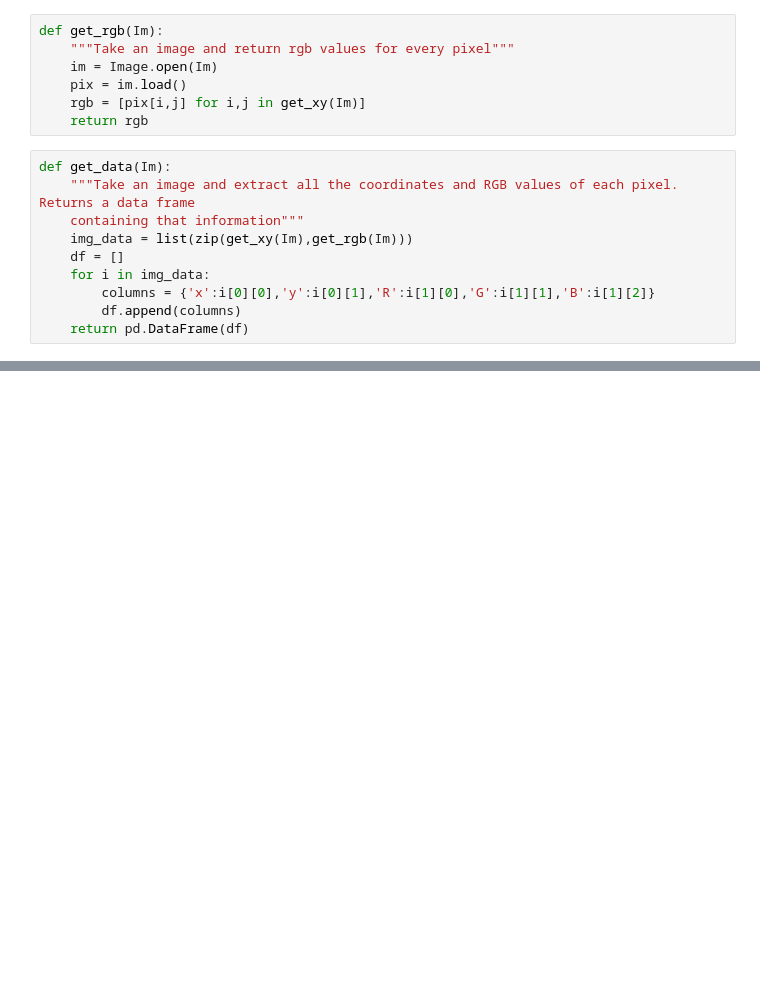
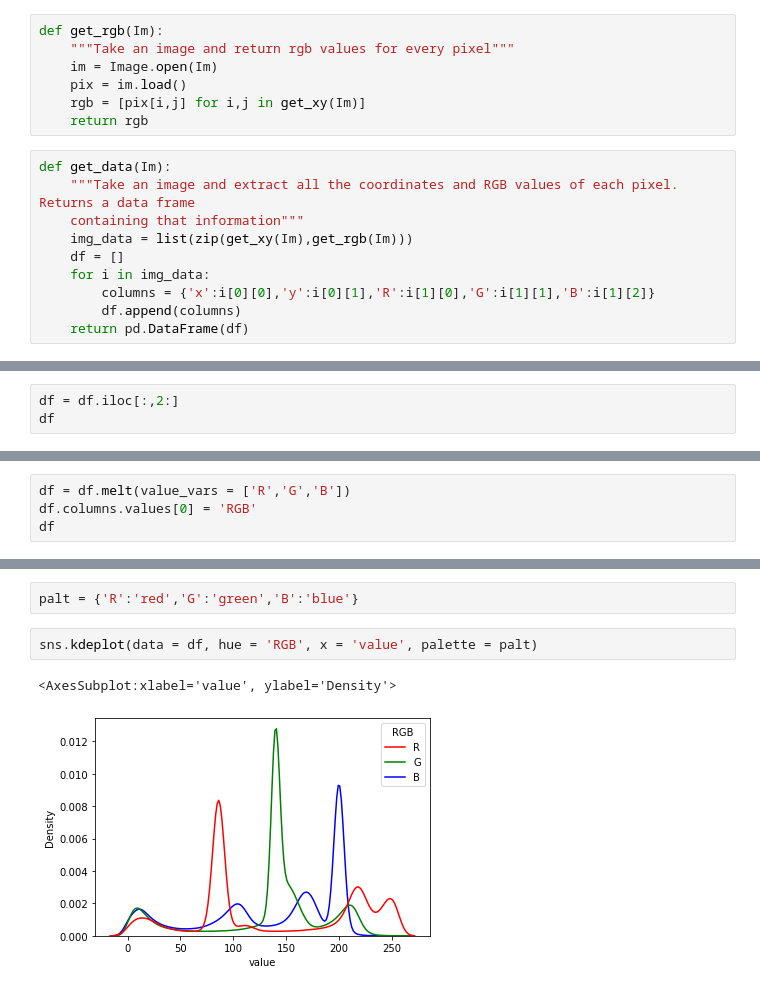
Before and after one commit to clwchanx/STA-160-Final, a Jupyter notebook: Image_Extraction.ipynb, the cells around one changed output, grey strips where cells are left out. Drawn from its saved outputs; the diff is of its cells as text; blank space fills up the shorter version.

```diff
--- a/Image_Extraction.ipynb
+++ b/Image_Extraction.ipynb
@@ -48,0 +76,3 @@ get_data('BLUE.jpeg')
+# %%
+df = df.iloc[:,2:]
+df
@@ -48,0 +93,4 @@ get_data('BLUE.jpeg')
+# %%
+df = df.melt(value_vars = ['R','G','B'])
+df.columns.values[0] = 'RGB'
+df
@@ -48,0 +111,7 @@ get_data('BLUE.jpeg')
+# %%
+palt = {'R':'red','G':'green','B':'blue'}
+# %%
+sns.kdeplot(data = df, hue = 'RGB', x = 'value', palette = palt)
+# %% [output]
+<AxesSubplot:xlabel='value', ylabel='Density'>
+[figure, added]
```
Also changed, not shown: parts of 23 cells of this notebook, 2 other files.
